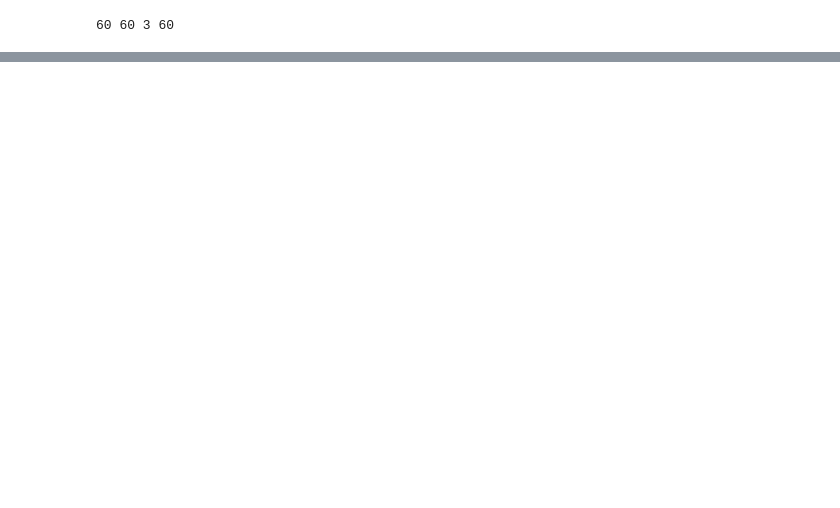
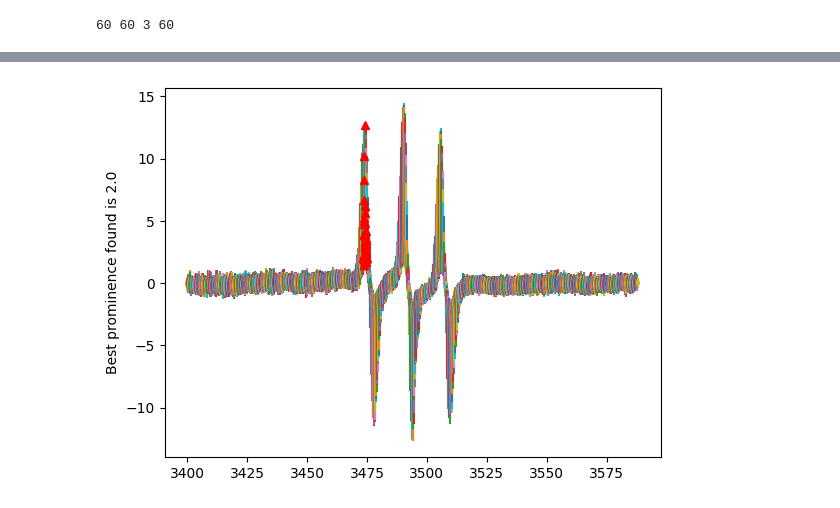
Before and after one commit to Jornexe/extracting-erp-data, a Jupyter notebook: Untitled-1.ipynb, the cells around one changed output, grey strips where cells are left out. Drawn from its saved outputs; the diff is of its cells as text; code cells hidden in the pictures; blank space fills up the shorter version.

```diff
--- a/Untitled-1.ipynb
+++ b/Untitled-1.ipynb
@@ -1,13 +1,12 @@
 # %%
 import os
-import numpy as np
 import pandas as panda
 from scipy.signal import find_peaks
 
 
 
 # Directory containing your ESR files
-directory_path = r"./dataMS/run1"
+directory_path = r"./dataMS/run3"
 
 # List all files in the directory
 esr_files = [f for f in os.listdir(directory_path) if f.endswith(".ESR")]
@@ -36,7 +35,7 @@ for esr_file in esr_files:
 
 
     # Find peaks using scipy's find_peaks
-    peaks, _ = find_peaks(intensity_data, prominence=3)
+    peaks, _ = find_peaks(intensity_data, prominence=3.5)
     # print(intensity_data[peaks[0]], xx[peaks[0]], esr_file)
     if len(peaks) != 0:
         intensityPEAKuiqueName.append(intensity_data[peaks[0]])
@@ -53,6 +52,6 @@ meows = panda.DataFrame(
         'file name': files
     }
 )
-meows.to_csv("MSrun1.csv", index=False)
+meows.to_csv("MSrun2.csv", index=False)
 # %% [output]
 60 60 3 60
@@ -58,0 +86,78 @@ meows.to_csv("MSrun1.csv", index=False)
+# %%
+import os
+import matplotlib.pyplot as plt
+from scipy.signal import find_peaks
+directory_path = r"./dataMS/run3"
+esr_files = [f for f in os.listdir(directory_path) if f.endswith(".ESR")]
+promtestSMOLLESTNum = None
+promtestSMOLLEST = None
+xbestgraph = []
+ybestgraph = []
+xbestdot = []
+ybestdot = []
+
+# priminence range to test for best prominence.
+for fakenum in range(20,41, 1):
+    num = fakenum/10
+    aygraph = []
+    axgraph = []
+    xdot = []
+    ydot = []
+    promtest = []
+
+
+    for en, esr_file in enumerate(esr_files):
+        file_path = os.path.join(directory_path, esr_file)
+
+        # Read intensity data from the ESR file
+
+        yyy = []
+        xxx = []
+        with open(file_path, 'r') as f:
+            read_data = False
+            for line in f:
+                if read_data:
+                    fields = line.strip().split('\t')
+                    if len(fields) >= 2:
+                        yyy.append(float(fields[1]))
+                        xxx.append(float(fields[0]))
+                elif line.startswith("FIELD (G)"):
+                    read_data = True
+        peaks, _ = find_peaks(yyy, prominence=num)
+
+        if len(peaks) != 0:
+            # expected peak location.
+            if xxx[peaks[0]] > 3475 or xxx[peaks[0]] < 3465:
+                promtest.append((esr_file,dotx))
+                # print(esr_file, dotx)
+            doty = yyy[peaks[0]]
+            dotx = xxx[peaks[0]]
+
+            xdot.append(dotx)
+            ydot.append(doty)
+
+        aygraph.append(yyy)
+        axgraph.append(xxx)
+    # print(len(promtest), num, )
+    if promtestSMOLLEST == None:
+        promtestSMOLLEST = promtest
+        promtestSMOLLESTNum = num
+        xbestgraph = axgraph
+        ybestgraph = aygraph
+        xbestdot = xdot
+        ybestdot = ydot
+    elif len(promtest) < len(promtestSMOLLEST):
+        promtestSMOLLESTNum = num
+        promtestSMOLLEST = promtest
+        xbestgraph = axgraph
+        ybestgraph = aygraph
+        xbestdot = xdot
+        ybestdot = ydot
+    elif len(promtest) == len(promtestSMOLLEST):
+        print(f"{num} == {promtestSMOLLESTNum}")
+
+# print(promtestSMOLLESTNum, promtestSMOLLEST)
+plt.plot(xbestgraph, ybestgraph, xbestdot, ybestdot, 'r^')
+plt.ylabel(f'Best prominence found is {promtestSMOLLESTNum}')
+plt.show()
+# %% [output]
@@ -58,0 +168 @@ meows.to_csv("MSrun1.csv", index=False)
+[figure, added]
```
Also changed, not shown: parts of 2 cells of this notebook.
